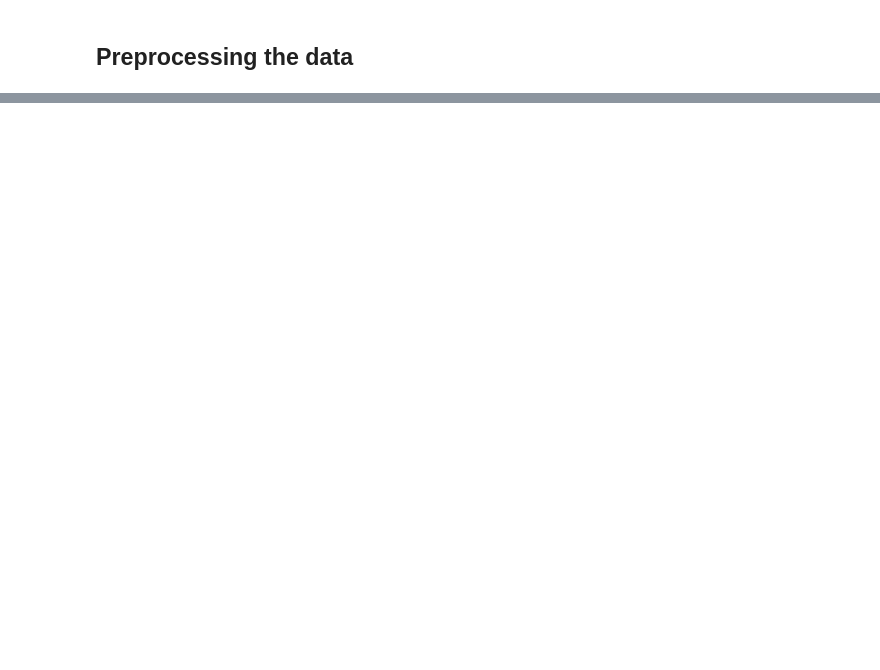
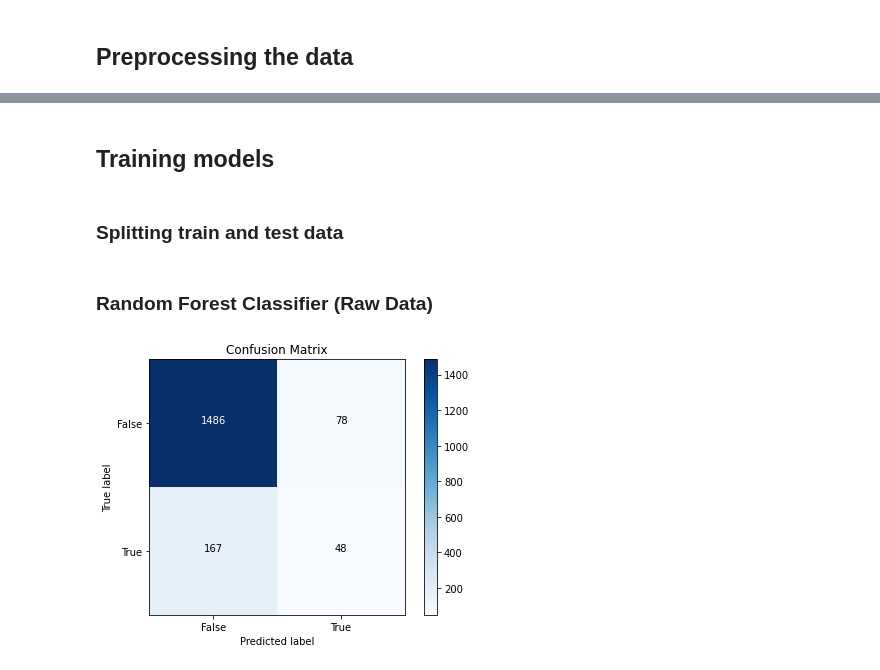
Before and after one commit to avamirm/Multivariate-Regression-Cross-Validation, a Jupyter notebook: Task 1/footballAnalysis.ipynb, the cells around one changed output, grey strips where cells are left out. Cells and saved outputs as stored; diff of their text form; code cells hidden in the pictures; blank space fills up the shorter version.

```diff
--- a/Task 1/footballAnalysis.ipynb
+++ b/Task 1/footballAnalysis.ipynb
@@ -401,0 +222,11 @@ Name: outcome, dtype: float64
+# %% [markdown]
+## Training models
+# %% [markdown]
+### Splitting train and test data
+# %%
+X = football_df.drop(columns=['outcome', 'playerId', 'y', 'minute', 'second'])
+y = football_df['outcome']
+
+X_train, X_test, y_train, y_test = train_test_split(X, y, test_size=0.2, random_state=42)
+# %% [markdown]
+### Random Forest Classifier (Raw Data)
@@ -401,0 +237,23 @@ Name: outcome, dtype: float64
+# %%
+conf_matrix = confusion_matrix(y_test, y_pred)
+
+plt.figure(figsize=(6, 4.5))
+plt.imshow(conf_matrix, interpolation='nearest', cmap=plt.cm.Blues)
+plt.title('Confusion Matrix')
+plt.colorbar()
+
+thresh = conf_matrix.max() / 2.
+for i in range(conf_matrix.shape[0]):
+    for j in range(conf_matrix.shape[1]):
+        plt.text(j, i, format(conf_matrix[i, j], 'd'),
+                 horizontalalignment="center",
+                 color="white" if conf_matrix[i, j] > thresh else "black")
+
+plt.ylabel('True label')
+plt.xlabel('Predicted label')
+plt.xticks(np.arange(conf_matrix.shape[1]), ['False', 'True'])
+plt.yticks(np.arange(conf_matrix.shape[0]), ['False', 'True'])
+plt.tight_layout()
+plt.show()
+# %% [output]
+[figure, added]
```
Also changed, not shown: parts of 78 cells of this notebook.
